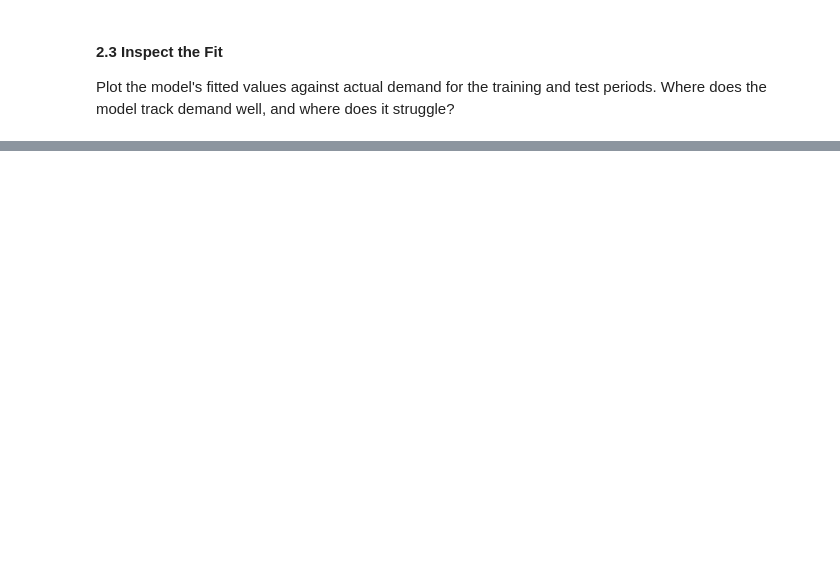
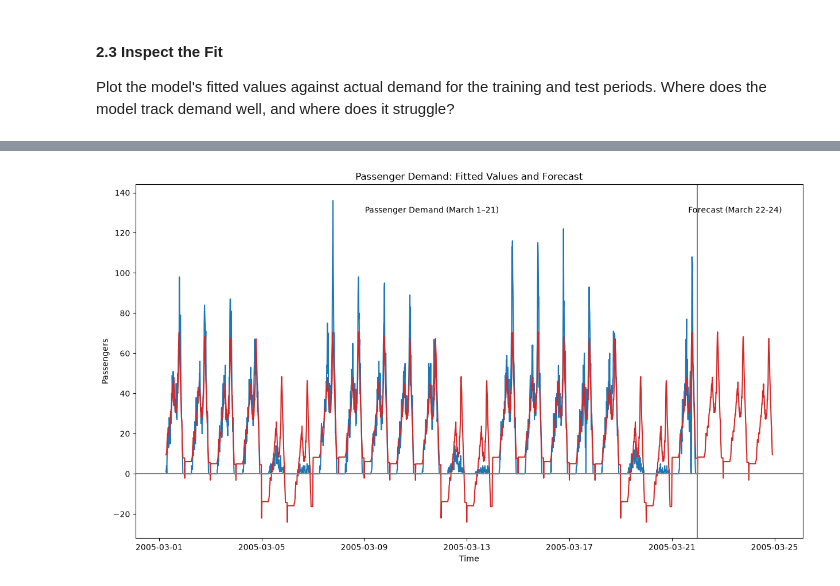
Before and after one commit to sascott9655/ADS-505-, a Jupyter notebook: ForecastingPublicTransportation.ipynb, the cells around one changed output, grey strips where cells are left out. Drawn from its saved outputs; the diff is of its cells as text; code cells hidden in the pictures; blank space fills up the shorter version.

```diff
--- a/ForecastingPublicTransportation.ipynb
+++ b/ForecastingPublicTransportation.ipynb
@@ -210,0 +372,41 @@ model track demand well, and where does it struggle?
+# %%
+#Combine training and holdout
+three_weeks = pd.concat([first_two_weeks, third_week])
+
+X = pd.DataFrame(index=ts.index) #create a dataframe with all timestamps
+
+X['day_of_week'] = ts.index.dayofweek #retrieve day of week
+X['time_of_day'] = ts.index.strftime('%H:%M') #retrieve time of day
+
+#Convert categories into dummy variables
+X = pd.get_dummies(X, columns=['day_of_week', 'time_of_day'], drop_first=True,dtype=int)
+
+#Split predictors into training and holdout periods
+three_weeks_X = X.loc[three_weeks.index]
+future_forecast_X = X.loc[future_forecast.index]
+
+future_ARDL = ARDL(lags=0, order=0, trend='n', seasonal=False)
+future_ARDL.fit(three_weeks, X=three_weeks_X)
+future_ARDL.summary()
+
+three_weeks_pred = future_ARDL.predict(fh=ForecastingHorizon(three_weeks.index, is_relative=False),X=three_weeks_X)
+
+future_forecast_pred = future_ARDL.predict(fh=ForecastingHorizon(future_forecast.index, is_relative=False),X=future_forecast_X)
+
+fig, ax = plt.subplots(figsize=(15, 8))
+plot_series(three_weeks, future_forecast,
+    three_weeks_pred, future_forecast_pred,
+    ax=ax, x_label='Time', y_label='Passengers',
+    colors=['C0', 'C0', 'C3', 'C3'], markers=['','','',''])
+
+ax.axhline(y=0, color='grey')
+ax.axvline(three_weeks.index[-1], color='grey')
+ymax = 200
+ax.text(three_weeks.index[len(three_weeks) // 2], ymax-70, "Passenger Demand (March 1–21)",
+        horizontalalignment='center')
+ax.text(future_forecast.index[len(future_forecast) // 2], ymax-70, "Forecast (March 22-24)",
+        horizontalalignment='center')
+ax.set_title('Passenger Demand: Fitted Values and Forecast')
+plt.show()
+# %% [output]
+[figure, added]
```
Also changed, not shown: parts of 27 cells of this notebook.
